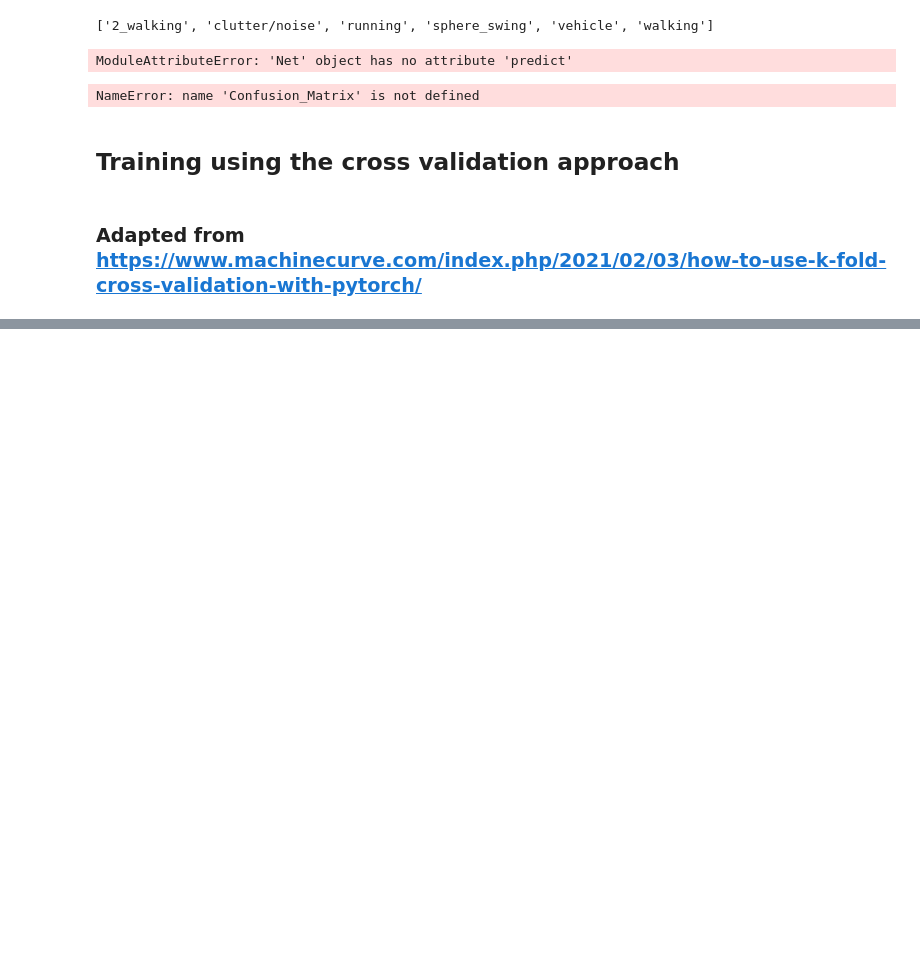
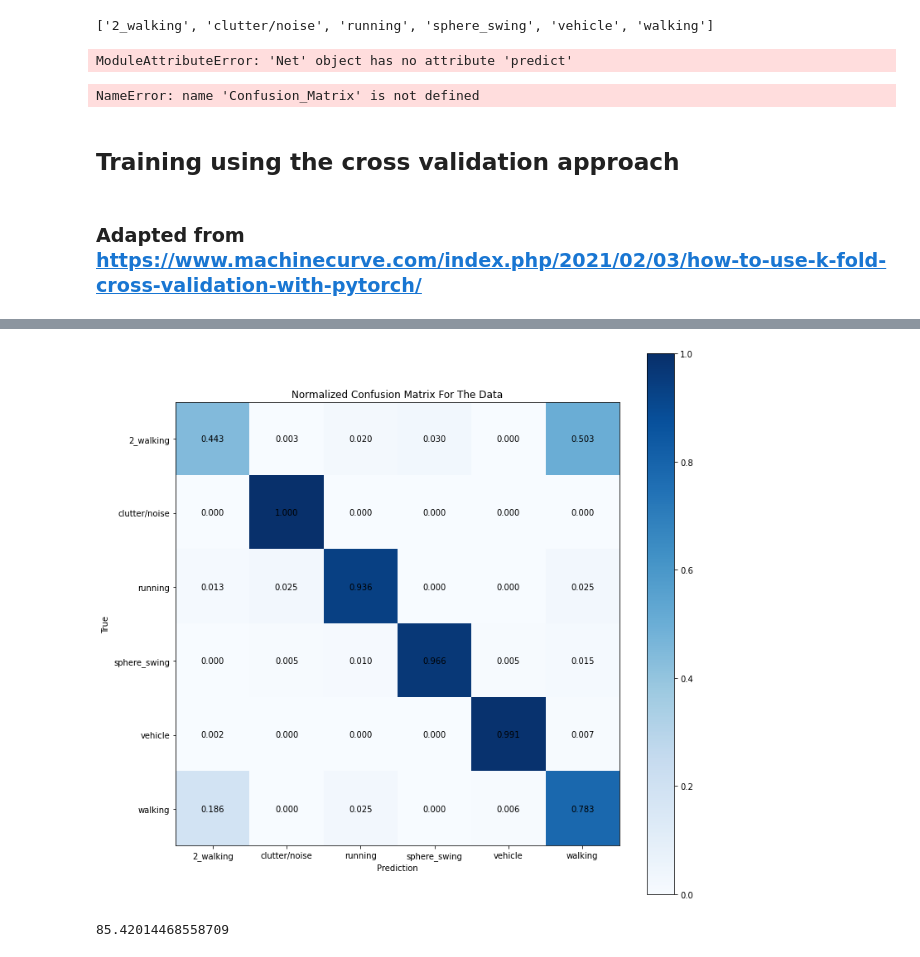
Before and after one commit to nemashy/Masters-Nyasha, a Jupyter notebook: Training/CNN Training.ipynb, the cells around one changed output, grey strips where cells are left out. Cells and saved outputs as stored; diff of their text form; code cells hidden in the pictures; blank space fills up the shorter version.

```diff
--- a/Training/CNN Training.ipynb
+++ b/Training/CNN Training.ipynb
@@ -387,7 +647,7 @@ y_test_cv = processed_data["y_test"]
 # Configuration options
 device = get_device()
 k_folds = 10
-num_epochs = 100
+num_epochs = 50
 
 
 class_weights = get_class_weights(y_train_cv, device)
@@ -566,4 +825,9 @@ model.load_state_dict(torch.load('model-fold-2.pth'))
 model_0_on_device = model.to(device)
+# %%
+from torch.utils.data import DataLoader
+train_loader = DataLoader(dataset=dataset_train_part, batch_size=batch_size, shuffle=True)
 # %%
+model = Net()
+model_0_on_device = model.to(device)
 # Training the model on the whole dataset
-train_model(100, train_loader, val_loader, criterion, optimizer, device, model_on_device)
+train_model(50, train_loader, test_loader, criterion, optimizer, device, model_on_device)
@@ -573,0 +852,5 @@ evaluate_model(test_loader, device, model_0_on_device, loss_function)
+# %%
+model = Net()
+model.load_state_dict(torch.load("checkpoint.pt"))
+model_on_device = model.to(device)
+evaluate_model(test_loader, device, model_on_device, loss_function)
@@ -573,0 +875,8 @@ evaluate_model(test_loader, device, model_0_on_device, loss_function)
+# %%
+# Evaluate model performance on test data
+#from training_functions import *
+_, accuracy,errors,  y_pred_errors, y_true_errors = evaluate_model(test_loader, device, model_on_device, loss_function, train_dataset, 'The')
+accuracy
+# %% [output]
+[figure, added]
+85.42014468558709
```
Also changed, not shown: parts of 32 cells of this notebook, 6 other files.
